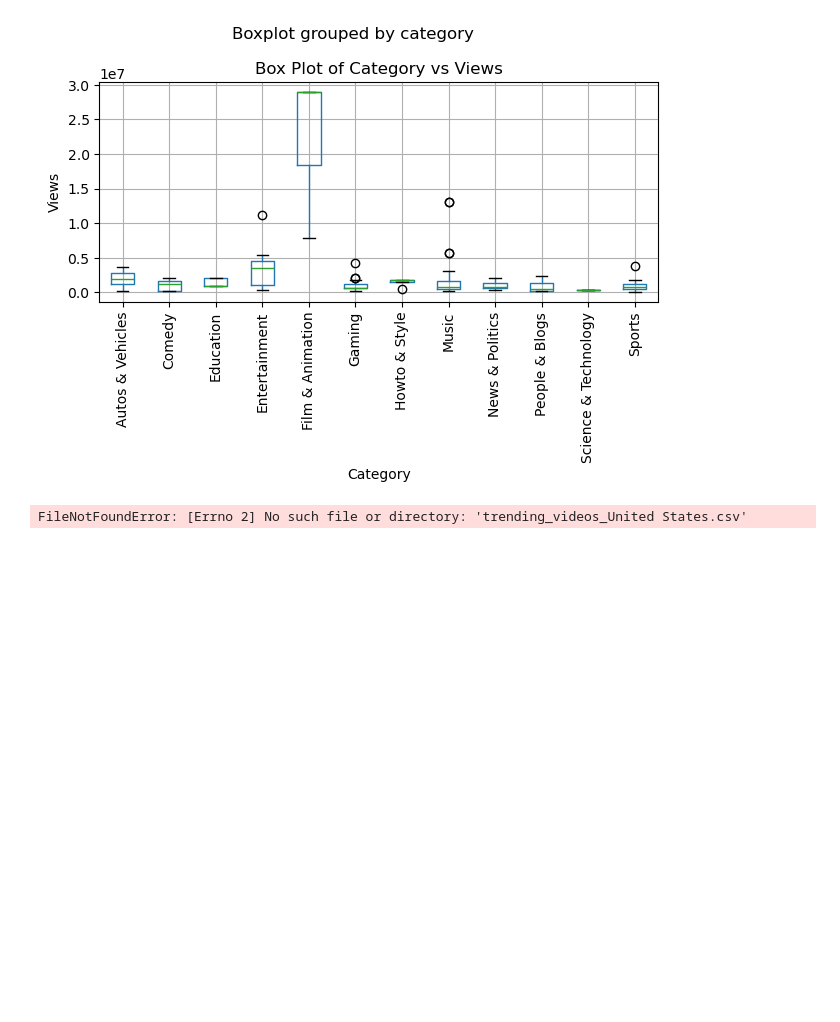
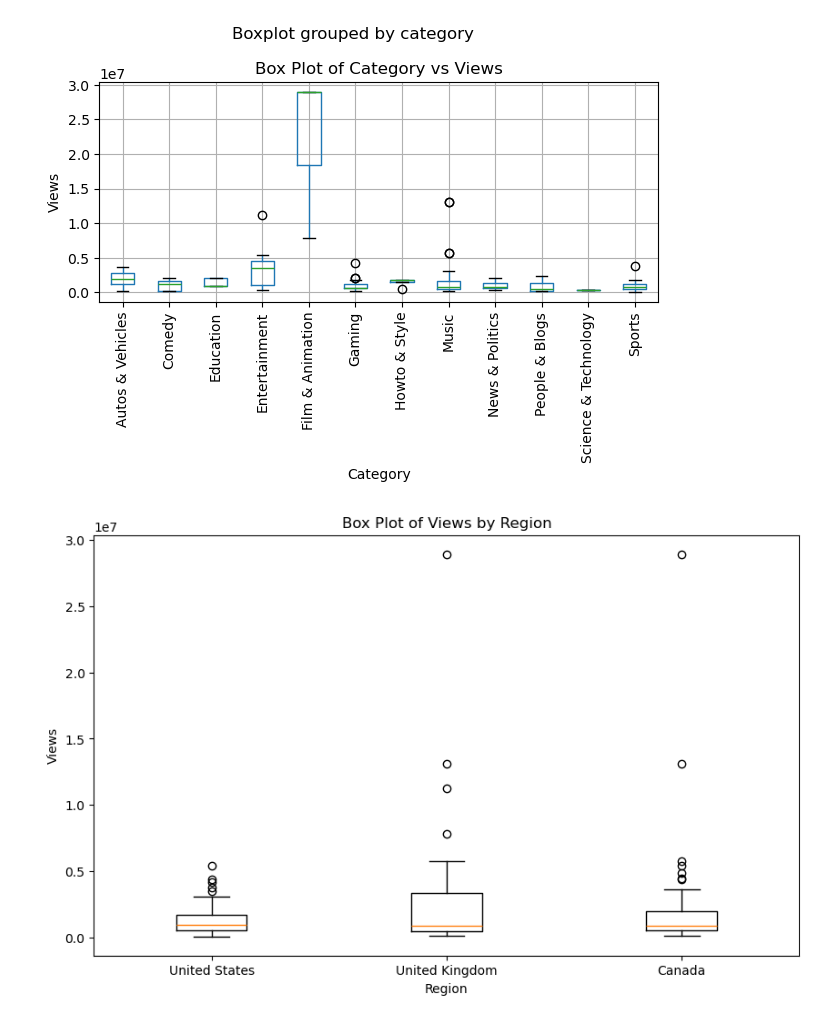
Before and after one commit to sophiagemanuel/Youtube_project, a Jupyter notebook: YouTube_Trending_ver_11.ipynb, the cells around one changed output. Drawn from its saved outputs; the diff is of its cells as text; code cells hidden in the pictures; blank space fills up the shorter version.

```diff
--- a/YouTube_Trending_ver_11.ipynb
+++ b/YouTube_Trending_ver_11.ipynb
@@ -510,5 +510,26 @@ plt.show()
 <Figure size 1200x800 with 0 Axes>
 [figure]
 # %%
+
+# Read the CSV files for each region
+trending_US = pd.read_csv("trending_videos_United States.csv")
+trending_UK = pd.read_csv('trending_videos_United Kingdom.csv')
+trending_CA = pd.read_csv('trending_videos_Canada.csv')
+
+# Add a 'region' column to each DataFrame
+trending_US['region'] = 'United States'
+trending_UK['region'] = 'United Kingdom'
+trending_CA['region'] = 'Canada'
+
+# Concatenate the DataFrames into a single DataFrame
+trending_df = pd.concat([trending_US, trending_UK, trending_CA])
+
+# Create a box plot of views vs regions
+plt.figure(figsize=(10, 6))
+plt.boxplot([trending_US['views'], trending_UK['views'], trending_CA['views']], labels=['United States', 'United Kingdom', 'Canada'])
+plt.title('Box Plot of Views by Region')
+plt.xlabel('Region')
+plt.ylabel('Views')
+plt.show()
 # %% [output]
-FileNotFoundError: [Errno 2] No such file or directory: 'trending_videos_United States.csv'
+[figure, added]
```
